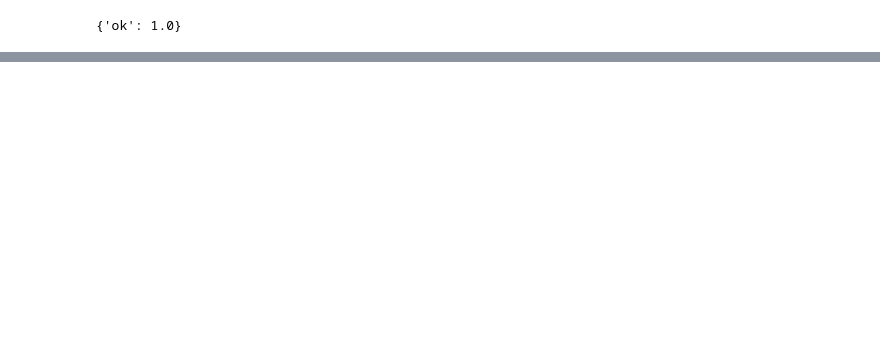
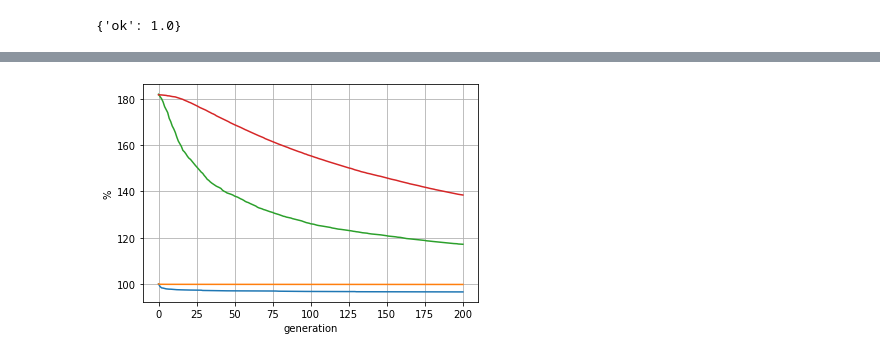
Before and after one commit to mikhailnefedov/OneTrainTransferProblemGenerator, a Jupyter notebook: python_backend/visualization_notebook.ipynb, the cells around one changed output, grey strips where cells are left out. Saved outputs shown, nothing was run; the diff lists cells and outputs as text; code cells hidden in the pictures; blank space fills up the shorter version.

```diff
--- a/python_backend/visualization_notebook.ipynb
+++ b/python_backend/visualization_notebook.ipynb
@@ -107,0 +87,55 @@ create_solvers_comparison_plot(solver1_data, solver2_data)
+# %%
+def cost_values_to_percentages(costs, start_value):
+    percentage_values = []
+    for i in range(0, len(costs)):
+        percentage_values.append(costs[i] / start_value * 100)
+    return percentage_values
+
+def get_historical_evolution_data(solvers):
+    solvers_and_costs = []
+    for solver_name in solvers:
+        solver_data= historical_evolution_data.find({"experimentId" : experiment_id, "solverName" : solver_name})
+        costs = list(map(lambda x: x["costData"], sorted(solver_data, key= lambda x: x["instanceId"])))
+        filtered_costs = list(filter(lambda x: x[0] > 0, costs))
+        solvers_and_costs.append((solver_name, filtered_costs))
+    return solvers_and_costs
+
+def convert_costs_to_percentages(solvers_and_costs, instance):
+    costs = []
+    for j in range(0, len(solvers_and_costs)):
+        costs.append(solvers_and_costs[j][1][instance])
+    base_value = min(costs)[0]
+    for i in range(0, len(costs)):
+        solvers_and_costs[i][1][instance] = cost_values_to_percentages(costs[i], base_value)
+
+def mean_percentages(solvers_and_costs):
+    solvers_and_percentages = []
+    for i in range(0, len(solvers_and_costs)):
+        meaned_percentages = np.mean(solvers_and_costs[i][1],axis=0)
+        solvers_and_percentages.append((solvers_and_costs[i][0], meaned_percentages))
+    return solvers_and_percentages
+
+def draw_plot(solvers_and_percentages):
+    fig, ax = plt.subplots()
+
+    for i in range(0, len(solvers_and_percentages)):
+        ax.plot(solvers_and_percentages[i][1])
+
+    ax.set(xlabel='generation', ylabel='%',
+       title= "")
+    ax.grid()
+
+    plt.show()
+
+def create_comparisons_chart(solvers):
+    solvers_and_costs = get_historical_evolution_data(solvers)
+    instance_count = len(solvers_and_costs[0][1])
+    for i in range(0, instance_count):
+        convert_costs_to_percentages(solvers_and_costs, i)
+    solvers_and_percentages = mean_percentages(solvers_and_costs)
+    draw_plot(solvers_and_percentages)
+
+solver_names = ["KnownSolutionsFCAPSMEvolutionarySolver", "KnownSolutionsFCMEvolutionarySolver", "RandomSolutionsFCAPSMEvolutionarySolver", "RandomSolutionsFCMEvolutionarySolver"]
+create_comparisons_chart(solver_names)
+# %% [output]
+[figure, added]
```
Also changed, not shown: parts of 5 cells of this notebook, 2 other files.
